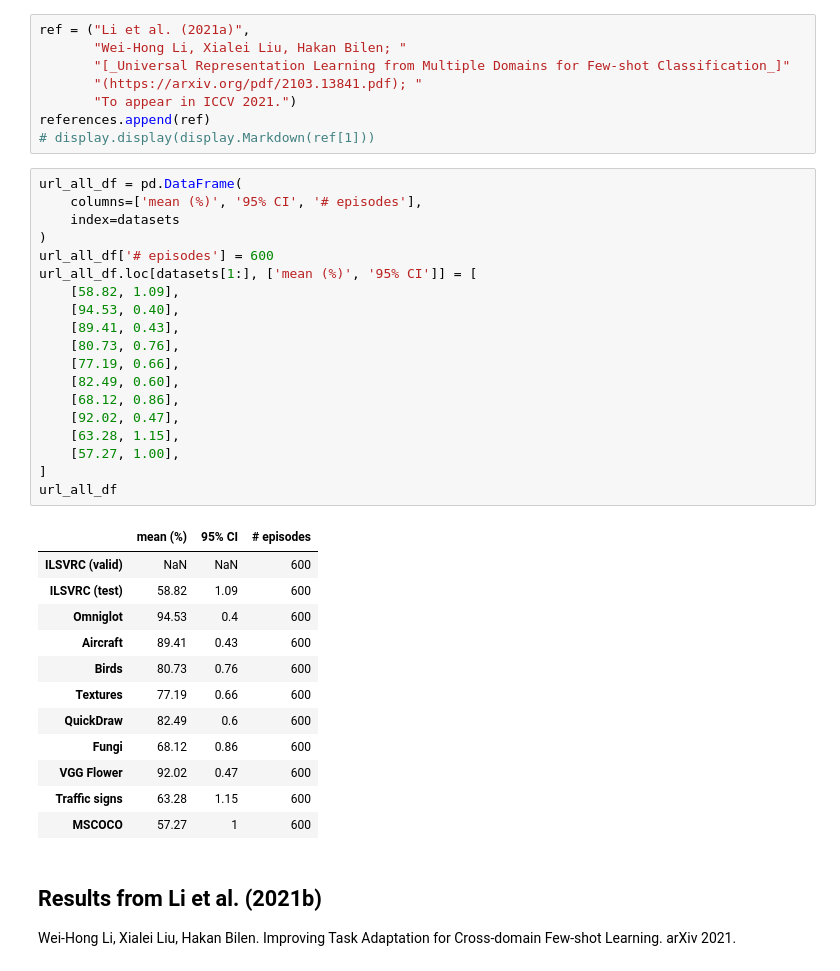
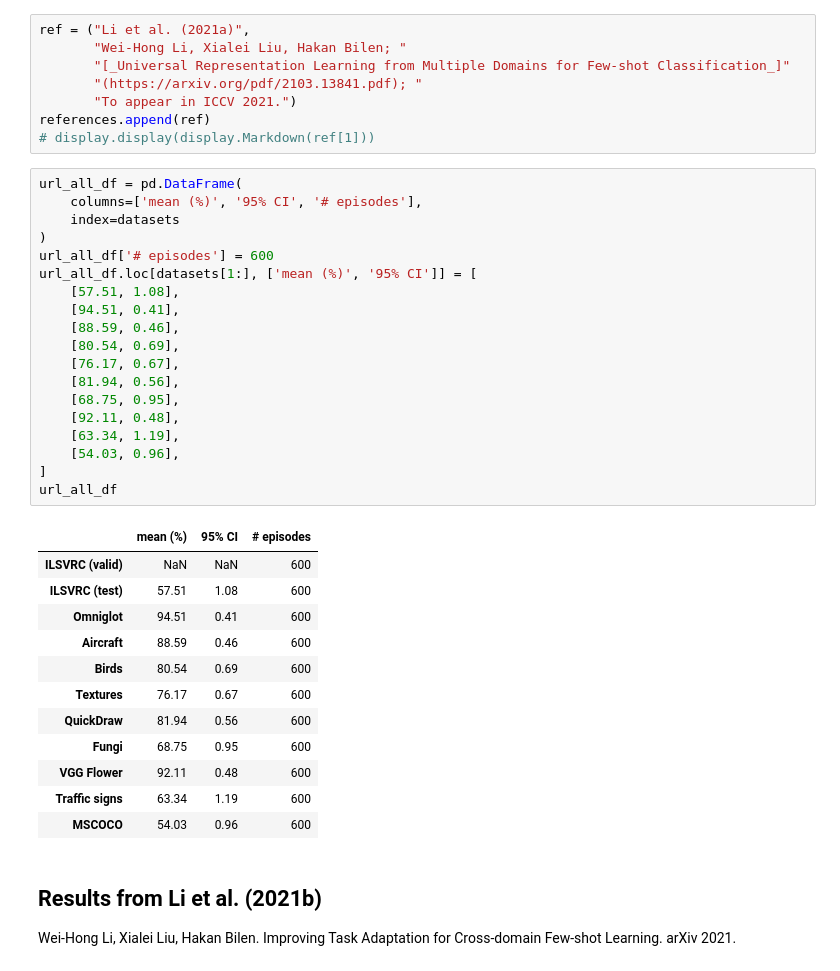
Before and after one commit to google-research/meta-dataset, a Jupyter notebook: Leaderboard.ipynb, the cells around one changed output. Cells and saved outputs as stored; diff of their text form.

```diff
--- a/Leaderboard.ipynb
+++ b/Leaderboard.ipynb
@@ -1092,35 +1092,35 @@ references.append(ref)
 # %%
 url_all_df = pd.DataFrame(
     columns=['mean (%)', '95% CI', '# episodes'],
     index=datasets
 )
 url_all_df['# episodes'] = 600
 url_all_df.loc[datasets[1:], ['mean (%)', '95% CI']] = [
-    [58.82, 1.09],
-    [94.53, 0.40],
-    [89.41, 0.43],
-    [80.73, 0.76],
-    [77.19, 0.66],
-    [82.49, 0.60],
-    [68.12, 0.86],
-    [92.02, 0.47],
-    [63.28, 1.15],
-    [57.27, 1.00],
+    [57.51, 1.08],
+    [94.51, 0.41],
+    [88.59, 0.46],
+    [80.54, 0.69],
+    [76.17, 0.67],
+    [81.94, 0.56],
+    [68.75, 0.95],
+    [92.11, 0.48],
+    [63.34, 1.19],
+    [54.03, 0.96],
 ]
 url_all_df
 # %% [output]
 |  | mean (%) | 95% CI | # episodes |
 | ILSVRC (valid) | NaN | NaN | 600 |
-| ILSVRC (test) | 58.82 | 1.09 | 600 |
-| Omniglot | 94.53 | 0.4 | 600 |
-| Aircraft | 89.41 | 0.43 | 600 |
-| Birds | 80.73 | 0.76 | 600 |
-| Textures | 77.19 | 0.66 | 600 |
-| QuickDraw | 82.49 | 0.6 | 600 |
-| Fungi | 68.12 | 0.86 | 600 |
-| VGG Flower | 92.02 | 0.47 | 600 |
-| Traffic signs | 63.28 | 1.15 | 600 |
-| MSCOCO | 57.27 | 1 | 600 |
+| ILSVRC (test) | 57.51 | 1.08 | 600 |
+| Omniglot | 94.51 | 0.41 | 600 |
+| Aircraft | 88.59 | 0.46 | 600 |
+| Birds | 80.54 | 0.69 | 600 |
+| Textures | 76.17 | 0.67 | 600 |
+| QuickDraw | 81.94 | 0.56 | 600 |
+| Fungi | 68.75 | 0.95 | 600 |
+| VGG Flower | 92.11 | 0.48 | 600 |
+| Traffic signs | 63.34 | 1.19 | 600 |
+| MSCOCO | 54.03 | 0.96 | 600 |
 # %% [markdown]
 ## Results from Li et al. (2021b)
 Wei-Hong Li, Xialei Liu, Hakan Bilen. Improving Task Adaptation for Cross-domain Few-shot Learning. arXiv 2021.
```
Also changed, not shown: parts of 4 cells of this notebook, 1 other file.
